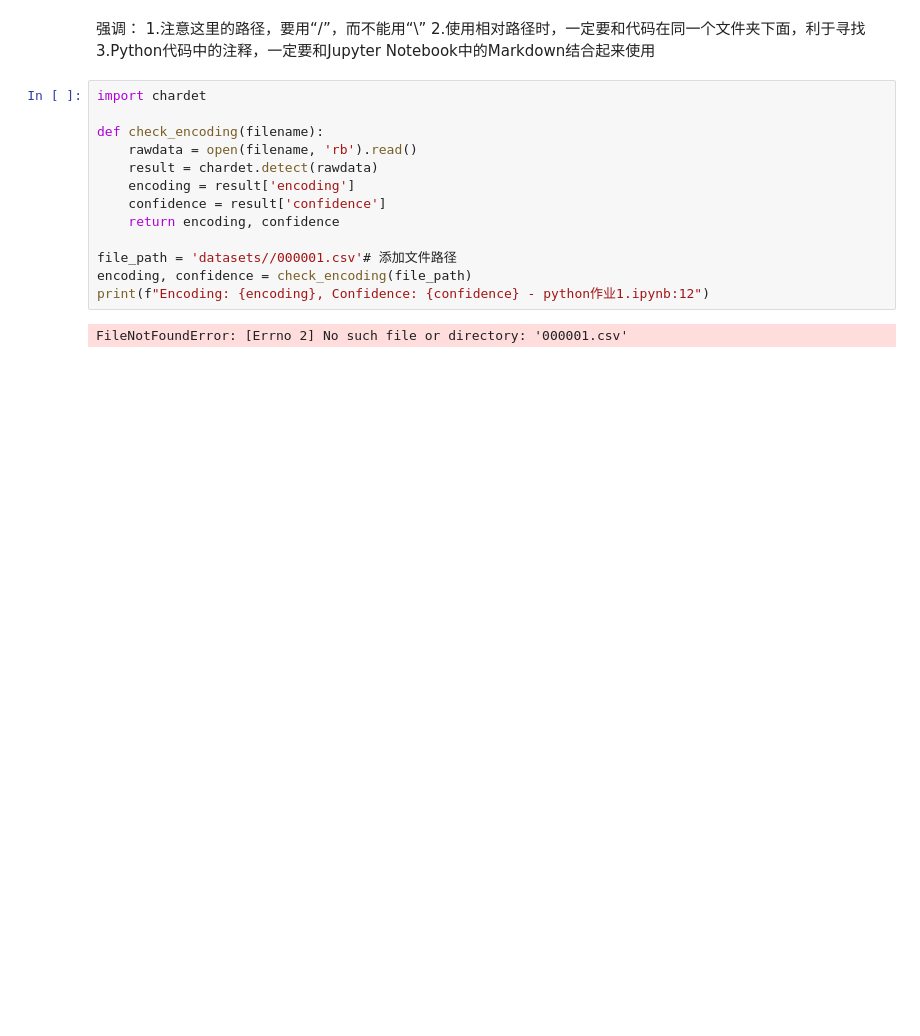
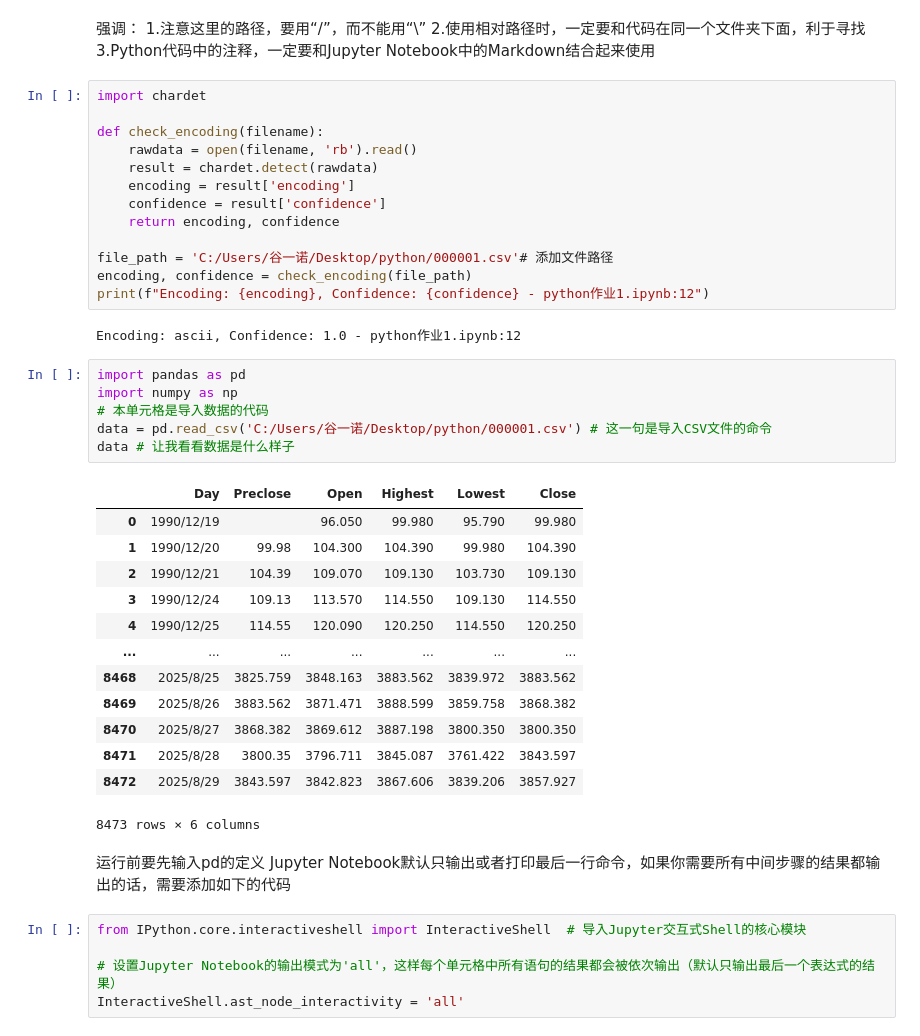
Before and after one commit to im-nefelibata/python--, a Jupyter notebook: python作业1.ipynb, the cells around one changed output. Drawn from its saved outputs; the diff is of its cells as text; blank space fills up the shorter version.

```diff
--- a/python作业1.ipynb
+++ b/python作业1.ipynb
@@ -19,8 +19,36 @@ def check_encoding(filename):
     confidence = result['confidence']
     return encoding, confidence
 
-file_path = 'datasets//000001.csv'# 添加文件路径
+file_path = 'C:/Users/谷一诺/Desktop/python/000001.csv'# 添加文件路径
 encoding, confidence = check_encoding(file_path)
 print(f"Encoding: {encoding}, Confidence: {confidence} - python作业1.ipynb:12")
 # %% [output]
-FileNotFoundError: [Errno 2] No such file or directory: '000001.csv'
+Encoding: ascii, Confidence: 1.0 - python作业1.ipynb:12
+# %%
+import pandas as pd
+import numpy as np
+# 本单元格是导入数据的代码
+data = pd.read_csv('C:/Users/谷一诺/Desktop/python/000001.csv') # 这一句是导入CSV文件的命令
+data # 让我看看数据是什么样子
+# %% [output]
+|  | Day | Preclose | Open | Highest | Lowest | Close |
+| 0 | 1990/12/19 |  | 96.050 | 99.980 | 95.790 | 99.980 |
+| 1 | 1990/12/20 | 99.98 | 104.300 | 104.390 | 99.980 | 104.390 |
+| 2 | 1990/12/21 | 104.39 | 109.070 | 109.130 | 103.730 | 109.130 |
+| 3 | 1990/12/24 | 109.13 | 113.570 | 114.550 | 109.130 | 114.550 |
+| 4 | 1990/12/25 | 114.55 | 120.090 | 120.250 | 114.550 | 120.250 |
+| ... | ... | ... | ... | ... | ... | ... |
+| 8468 | 2025/8/25 | 3825.759 | 3848.163 | 3883.562 | 3839.972 | 3883.562 |
+| 8469 | 2025/8/26 | 3883.562 | 3871.471 | 3888.599 | 3859.758 | 3868.382 |
+| 8470 | 2025/8/27 | 3868.382 | 3869.612 | 3887.198 | 3800.350 | 3800.350 |
+| 8471 | 2025/8/28 | 3800.35 | 3796.711 | 3845.087 | 3761.422 | 3843.597 |
+| 8472 | 2025/8/29 | 3843.597 | 3842.823 | 3867.606 | 3839.206 | 3857.927 |
+8473 rows × 6 columns
+# %% [markdown]
+运行前要先输入pd的定义
+Jupyter Notebook默认只输出或者打印最后一行命令，如果你需要所有中间步骤的结果都输出的话，需要添加如下的代码
+# %%
+from IPython.core.interactiveshell import InteractiveShell  # 导入Jupyter交互式Shell的核心模块
+
+# 设置Jupyter Notebook的输出模式为'all'，这样每个单元格中所有语句的结果都会被依次输出（默认只输出最后一个表达式的结果）
+InteractiveShell.ast_node_interactivity = 'all'
```
Also changed, not shown: parts of 21 cells of this notebook.
